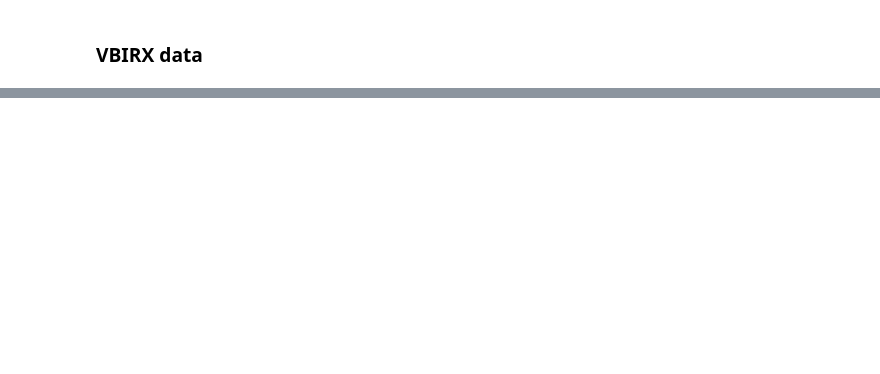
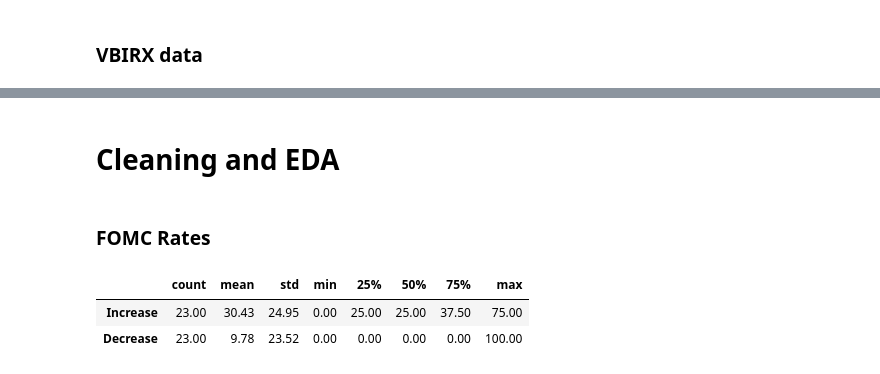
Before and after one commit to mab923/finalteamproject, a Jupyter notebook: Load_Data.ipynb, the cells around one changed output, grey strips where cells are left out. Cells and saved outputs as stored; diff of their text form; code cells hidden in the pictures; blank space fills up the shorter version.

Commit message:
update for eda and cleaning

```diff
--- a/Load_Data.ipynb
+++ b/Load_Data.ipynb
@@ -134,3 +134,5 @@ Vbirx
 | 2023-04-24 00:00:00 | 0.001 | 10.010000 | 0.0 |
 | Volume | Date 2015-01-02 0 2015-01-05 0 20... | NaN | NaN |
 2092 rows × 3 columns
+# %% [markdown]
+# Cleaning and EDA
@@ -136,0 +142,8 @@ Vbirx
+# %% [markdown]
+### FOMC Rates
+# %%
+rates.describe().T.style.format('{:,.2f}')
+# %% [output]
+|  | count | mean | std | min | 25% | 50% | 75% | max |
+| Increase | 23.00 | 30.43 | 24.95 | 0.00 | 25.00 | 25.00 | 37.50 | 75.00 |
+| Decrease | 23.00 | 9.78 | 23.52 | 0.00 | 0.00 | 0.00 | 0.00 | 100.00 |
```
Also changed, not shown: parts of 21 cells of this notebook.
